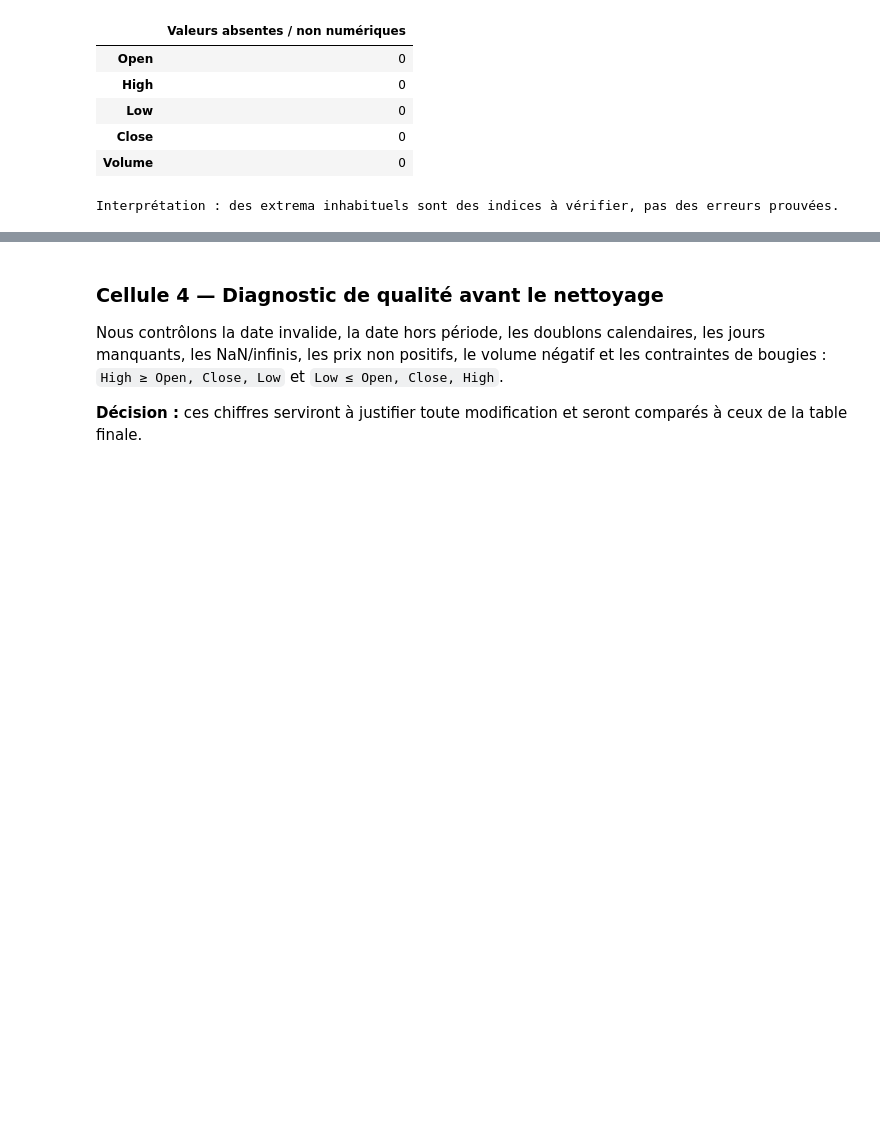
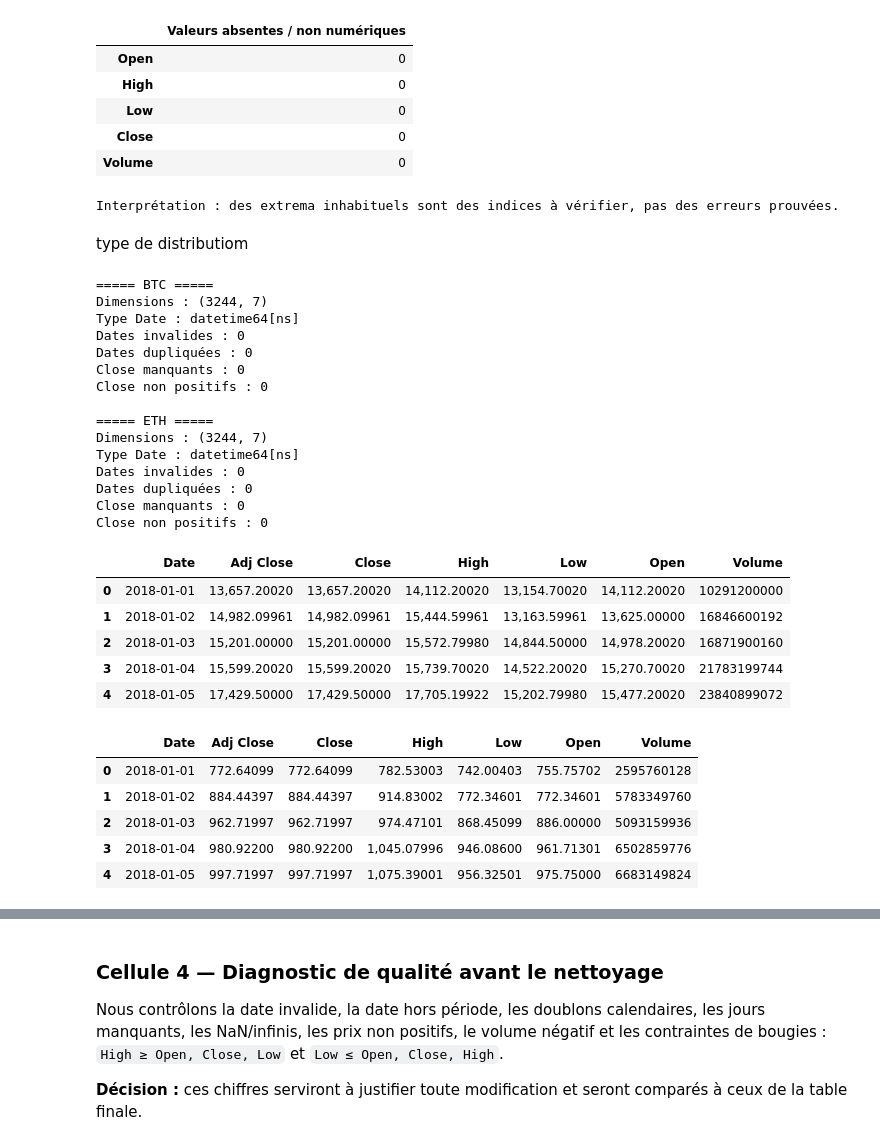
Before and after one commit to mokaddemwael/HMM_Crypto, a Jupyter notebook: notebooks/HMM_Crypto_CRISP_DM.ipynb, the cells around one changed output, grey strips where cells are left out. Saved outputs shown, nothing was run; the diff lists cells and outputs as text; code cells hidden in the pictures; blank space fills up the shorter version.

```diff
--- a/notebooks/HMM_Crypto_CRISP_DM.ipynb
+++ b/notebooks/HMM_Crypto_CRISP_DM.ipynb
@@ -195,3 +195,71 @@ Date min/max du fichier : 2018-01-01 / 2026-11-18
 | Close | 0 |
 | Volume | 0 |
 Interprétation : des extrema inhabituels sont des indices à vérifier, pas des erreurs prouvées.
+# %% [markdown]
+type de distributiom
+# %%
+
+from pathlib import Path
+import pandas as pd
+import numpy as np
+import matplotlib.pyplot as plt
+
+ROOT = Path(r"C:\HMM_Crypto")
+RAW = ROOT / "data" / "raw"
+
+btc = pd.read_csv(RAW / "BTC-USD_1d.csv")
+eth = pd.read_csv(RAW / "ETH-USD_1d.csv")
+
+# Convertir les dates en datetime
+btc["Date"] = pd.to_datetime(btc["Date"], errors="coerce")
+eth["Date"] = pd.to_datetime(eth["Date"], errors="coerce")
+
+# Contrôler les dates avant les calculs
+for nom, df in [("BTC", btc), ("ETH", eth)]:
+    print(f"\n===== {nom} =====")
+    print("Dimensions :", df.shape)
+    print("Type Date :", df["Date"].dtype)
+    print("Dates invalides :", df["Date"].isna().sum())
+    print("Dates dupliquées :", df["Date"].duplicated().sum())
+    print("Close manquants :", df["Close"].isna().sum())
+    print("Close non positifs :", (df["Close"] <= 0).sum())
+
+    assert df["Date"].notna().all()
+    assert not df["Date"].duplicated().any()
+    assert df["Close"].notna().all()
+    assert (df["Close"] > 0).all()
+
+# Trier chronologiquement
+btc = btc.sort_values("Date").reset_index(drop=True)
+eth = eth.sort_values("Date").reset_index(drop=True)
+
+display(btc.head())
+display(eth.head())
+# %% [output]
+===== BTC =====
+Dimensions : (3244, 7)
+Type Date : datetime64[ns]
+Dates invalides : 0
+Dates dupliquées : 0
+Close manquants : 0
+Close non positifs : 0
+
+===== ETH =====
+Dimensions : (3244, 7)
+Type Date : datetime64[ns]
+Dates invalides : 0
+Dates dupliquées : 0
+Close manquants : 0
+Close non positifs : 0
+|  | Date | Adj Close | Close | High | Low | Open | Volume |
+| 0 | 2018-01-01 | 13,657.20020 | 13,657.20020 | 14,112.20020 | 13,154.70020 | 14,112.20020 | 10291200000 |
+| 1 | 2018-01-02 | 14,982.09961 | 14,982.09961 | 15,444.59961 | 13,163.59961 | 13,625.00000 | 16846600192 |
+| 2 | 2018-01-03 | 15,201.00000 | 15,201.00000 | 15,572.79980 | 14,844.50000 | 14,978.20020 | 16871900160 |
+| 3 | 2018-01-04 | 15,599.20020 | 15,599.20020 | 15,739.70020 | 14,522.20020 | 15,270.70020 | 21783199744 |
+| 4 | 2018-01-05 | 17,429.50000 | 17,429.50000 | 17,705.19922 | 15,202.79980 | 15,477.20020 | 23840899072 |
+|  | Date | Adj Close | Close | High | Low | Open | Volume |
+| 0 | 2018-01-01 | 772.64099 | 772.64099 | 782.53003 | 742.00403 | 755.75702 | 2595760128 |
+| 1 | 2018-01-02 | 884.44397 | 884.44397 | 914.83002 | 772.34601 | 772.34601 | 5783349760 |
+| 2 | 2018-01-03 | 962.71997 | 962.71997 | 974.47101 | 868.45099 | 886.00000 | 5093159936 |
+| 3 | 2018-01-04 | 980.92200 | 980.92200 | 1,045.07996 | 946.08600 | 961.71301 | 6502859776 |
+| 4 | 2018-01-05 | 997.71997 | 997.71997 | 1,075.39001 | 956.32501 | 975.75000 | 6683149824 |
```
Also changed, not shown: parts of 7 cells of this notebook.
